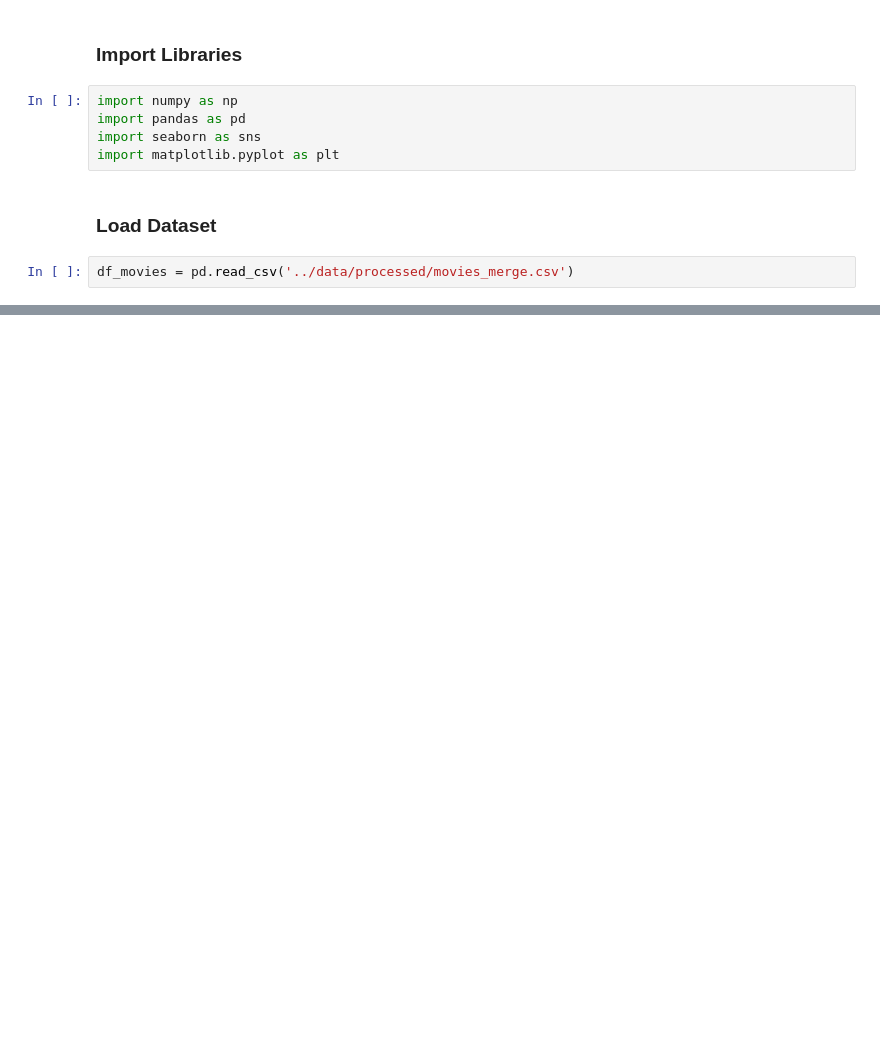
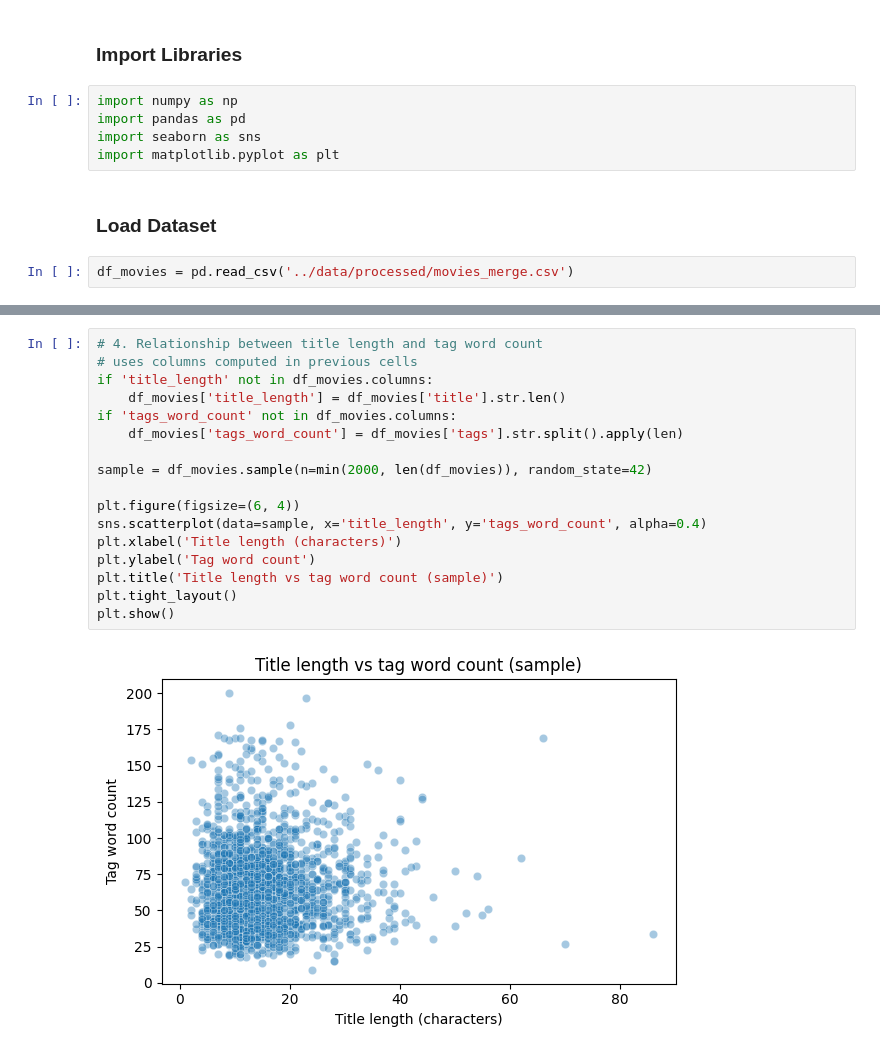
Before and after one commit to FarzanehValaee/AI-FinalProject-Mindminer, a Jupyter notebook: notebooks/EDA.ipynb, the cells around one changed output, grey strips where cells are left out. Cells and saved outputs as stored; diff of their text form; blank space fills up the shorter version.

```diff
--- a/notebooks/EDA.ipynb
+++ b/notebooks/EDA.ipynb
@@ -38,0 +74,19 @@ Duplicate rows based on ['movie_id', 'title', 'overview', 'genres', 'keywords',
+# %%
+# 4. Relationship between title length and tag word count
+# uses columns computed in previous cells
+if 'title_length' not in df_movies.columns:
+    df_movies['title_length'] = df_movies['title'].str.len()
+if 'tags_word_count' not in df_movies.columns:
+    df_movies['tags_word_count'] = df_movies['tags'].str.split().apply(len)
+
+sample = df_movies.sample(n=min(2000, len(df_movies)), random_state=42)
+
+plt.figure(figsize=(6, 4))
+sns.scatterplot(data=sample, x='title_length', y='tags_word_count', alpha=0.4)
+plt.xlabel('Title length (characters)')
+plt.ylabel('Tag word count')
+plt.title('Title length vs tag word count (sample)')
+plt.tight_layout()
+plt.show()
+# %% [output]
+[figure, added]
```
Also changed, not shown: parts of 13 cells of this notebook.
